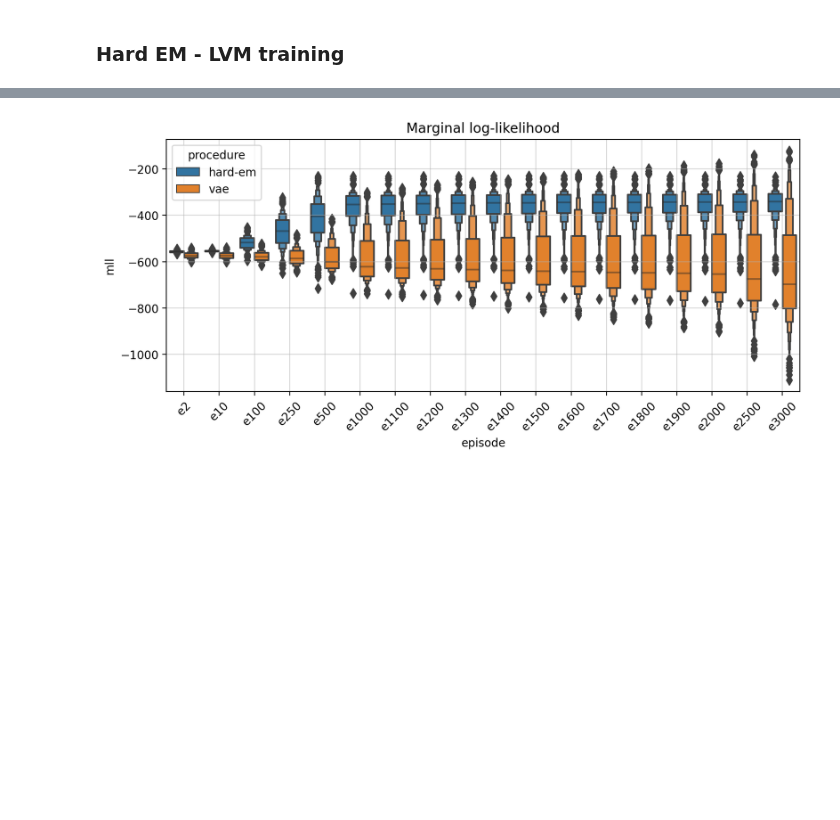
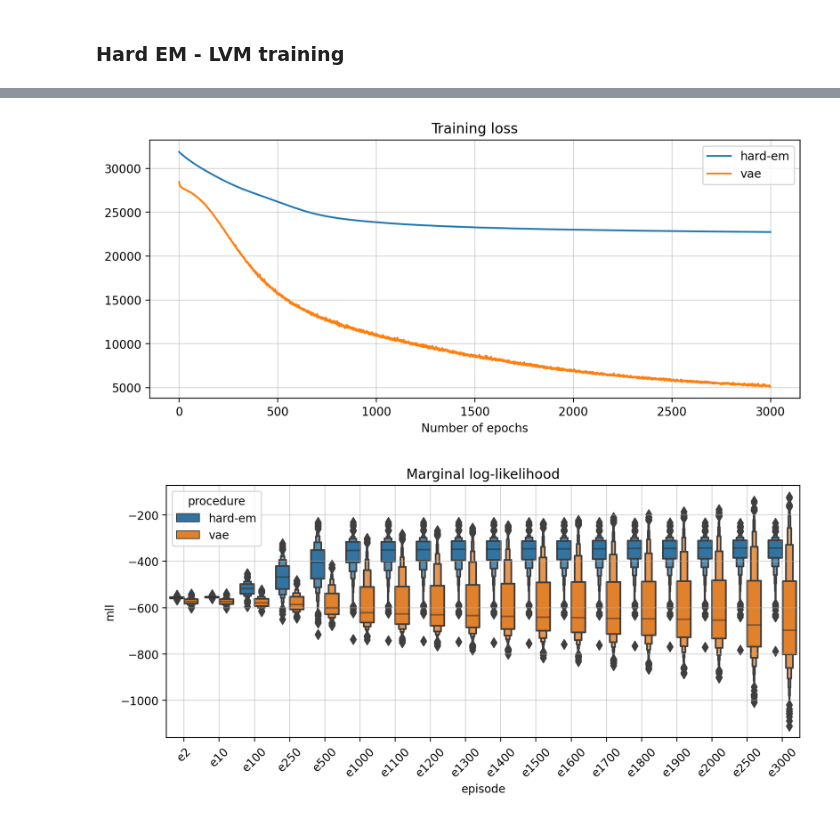
Before and after one commit to gerdm/hard-em-lvm, a Jupyter notebook: notebooks/15-conv-hard-em-ipl-vae-multiple.ipynb, the cells around one changed output, grey strips where cells are left out. Drawn from its saved outputs; the diff is of its cells as text; code cells hidden in the pictures; blank space fills up the shorter version.

```diff
--- a/notebooks/15-conv-hard-em-ipl-vae-multiple.ipynb
+++ b/notebooks/15-conv-hard-em-ipl-vae-multiple.ipynb
@@ -266,3 +266,13 @@ Wall time: 23min 35s
+# %%
+fig, ax = plt.subplots(figsize=(10, 4))
+plt.plot(res_hemlvm["train"]["hist_loss"], label="hard-em")
+plt.plot(res_vae["train"]["hist_loss"], label="vae")
+plt.title("Training loss")
+plt.legend()
+plt.xlabel("Number of epochs")
+plt.grid(alpha=0.5)
+# %% [output]
+[figure, added]
 # %%
 df_vae = build_mll_summary(res_vae, "vae")
 df_hem = build_mll_summary(res_hemlvm, "hard-em")
```
Also changed, not shown: parts of 3 cells of this notebook, 1 other file.
